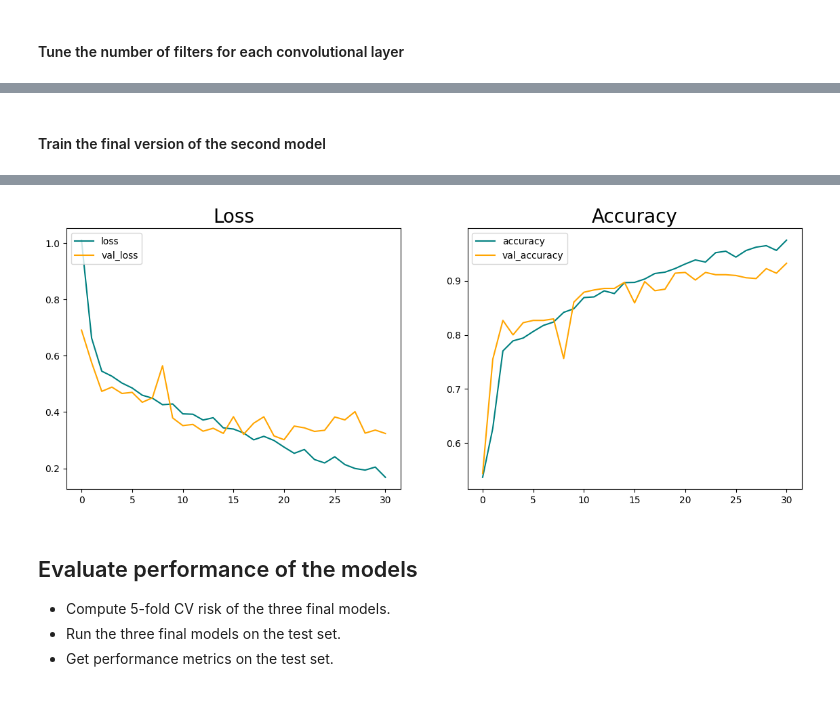
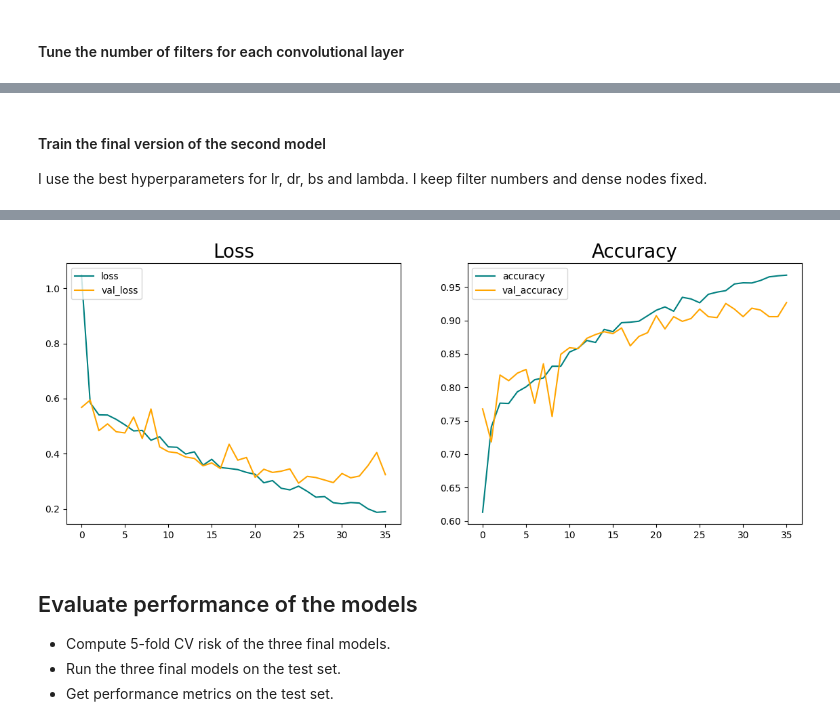
Before and after one commit to LucaPeg/ML_project, a Jupyter notebook: analysis.ipynb, the cells around one changed output, grey strips where cells are left out. Drawn from its saved outputs; the diff is of its cells as text; code cells hidden in the pictures.

```diff
--- a/analysis.ipynb
+++ b/analysis.ipynb
@@ -849,8 +852,9 @@ def build_model1(learning_rate, dropout_rate):
     model.add(Conv2D(64, (3, 3), strides=1, activation='relu'))
     model.add(MaxPooling2D())
     model.add(Flatten())
-    model.add(Dense(256, activation='relu'))
+    model.add(Dense(64, activation='relu'))
     model.add(Dropout(dropout_rate))
+    model.add(Dense(64, activation='relu')) # added a posteriori. I think I made the change already??
     model.add(Dense(1, activation='sigmoid'))
 
     model.compile(optimizer=Adam(learning_rate=learning_rate),
@@ -940,6 +960,6 @@ for f1, f2, f3 in filter_combinations:
     results_filters.append((f1, f2, f3, avg_val_accuracy, std_val_accuracy))
     print(f'Average validation accuracy: {avg_val_accuracy}, Standard deviation: {std_val_accuracy}')
 
-best_filters = max(results, key=lambda x: (x[3]))
+best_filters = max(results_filters, key=lambda x: (x[3]))
 print(f'Best filters: Layer 1={best_filters[0]}, Layer 2={best_filters[1]}, Layer 3={best_filters[2]}')
 print(f'Average validation accuracy: {best_filters[3]}, Standard deviation: {best_filters[4]}')
@@ -946,2 +986,40 @@ print(f'Average validation accuracy: {best_filters[3]}, Standard deviation: {bes
+# %%
+dense1_values = [64, 128, 256]
+dense2_values = [64, 128, 256]
+dense_combinations = list(itertools.product(dense1_values, dense2_values))
+
+best_filter1 = best_filters[0] # 32
+best_filter2 = best_filters[1] # 64
+best_filter3 = best_filters[2] #64
+
+def build_model_dense(filters1, filters2, filters3, learning_rate, dropout_rate, dense1, dense2):
+    model = Sequential()
+    model.add(Conv2D(filters1, (3, 3), strides=1, activation='relu', input_shape=(150, 150, 1)))
+    model.add(MaxPooling2D())
+    model.add(Conv2D(filters2, (3, 3), strides=1, activation='relu'))
+    model.add(MaxPooling2D())
+    model.add(Conv2D(filters3, (3, 3), strides=1, activation='relu'))
+    model.add(MaxPooling2D())
+    model.add(Flatten())
+    model.add(Dense(dense1, activation='relu'))
+    model.add(Dropout(dropout_rate))
+    model.add(Dense(dense2, activation='relu'))
+    model.add(Dense(1, activation='sigmoid'))
+
+    model.compile(optimizer=Adam(learning_rate=learning_rate), loss=tf.losses.BinaryCrossentropy(), metrics=['accuracy'])
+    return model
+# %%
+results_dense = []
+for d1, d2 in dense_combinations:
+    print(f'Training with dense values: {d1}, {d2}')
+    model = build_model_dense(best_filter1, best_filter2, best_filter3, best_lr, best_dr, d1, d2)
+    history = model.fit(img_train, label_train, batch_size=best_bs, epochs=30, validation_split=0.15, callbacks=[early_stopping], shuffle=True)
+    avg_val_accuracy, std_val_accuracy = evaluate_model_performance(history)
+    results_dense.append((d1,d2, avg_val_accuracy, std_val_accuracy))
+    print(f'Average validation accuracy: {avg_val_accuracy}, Standard deviation: {std_val_accuracy}')
+
+best_dense = max(results_dense, key=lambda x: (x[2]))
+print(f'Best dense values: Layer 1={best_dense[0]}, Layer 2={best_dense[1]}')
+print(f'Average validation accuracy: {best_dense[2]}, Standard deviation: {best_dense[3]}')
 # %% [markdown]
 #### Results of the final version of the first model
@@ -1099,2 +1206,4 @@ I could tune the dense layer
 # %% [markdown]
 #### Train the final version of the second model
+I use the best hyperparameters for lr, dr, bs and lambda.
+I keep filter numbers and dense nodes fixed.
@@ -1103,5 +1210,5 @@ best_filter1_2, best_filter2_2, best_filter3_2, best_filter4 = 16 , 64 , 128 , 2
 # %%
-final_model2 = build_model_with_filters2(best_filter1_2, best_filter2_2, best_filter3_2, best_filter4, best_lr2, best_dr2, best_lam)
+final_model2 = build_model2(best_lr2, best_dr2, best_lam)
 hist_final2 = final_model2.fit(img_train, label_train, batch_size=best_bs2, epochs=60, validation_split=0.15, callbacks=[early_stopping], shuffle=True)
 
 plot_loss_accuracy(hist_final2)
@@ -1126,4 +1233,4 @@ Epoch 31/60
-[figure, old version]
+[figure, new version]
 # %% [markdown]
 ## Evaluate performance of the models
 - Compute 5-fold CV risk of the three final models.
```
Also changed, not shown: parts of 46 cells of this notebook.
